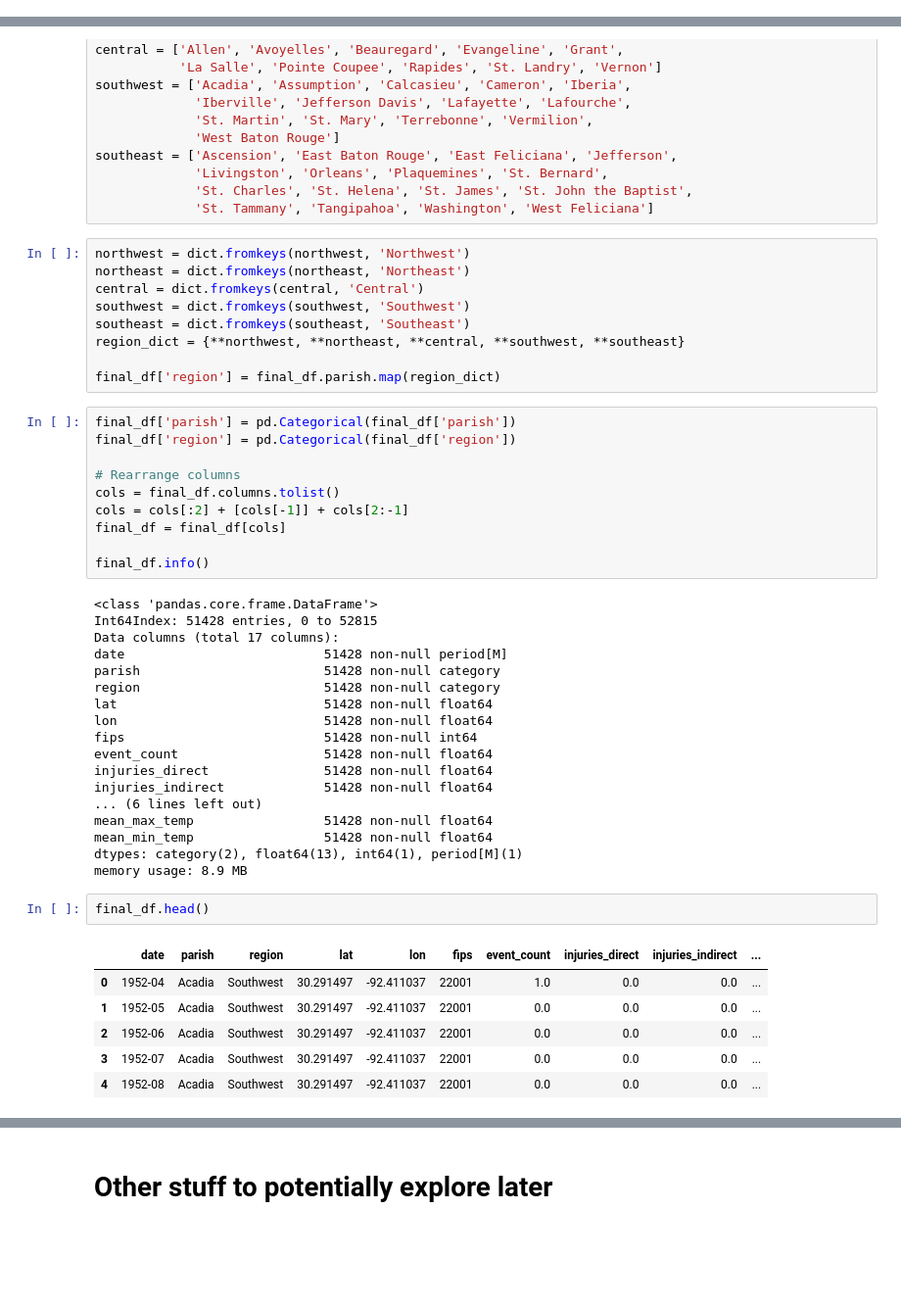
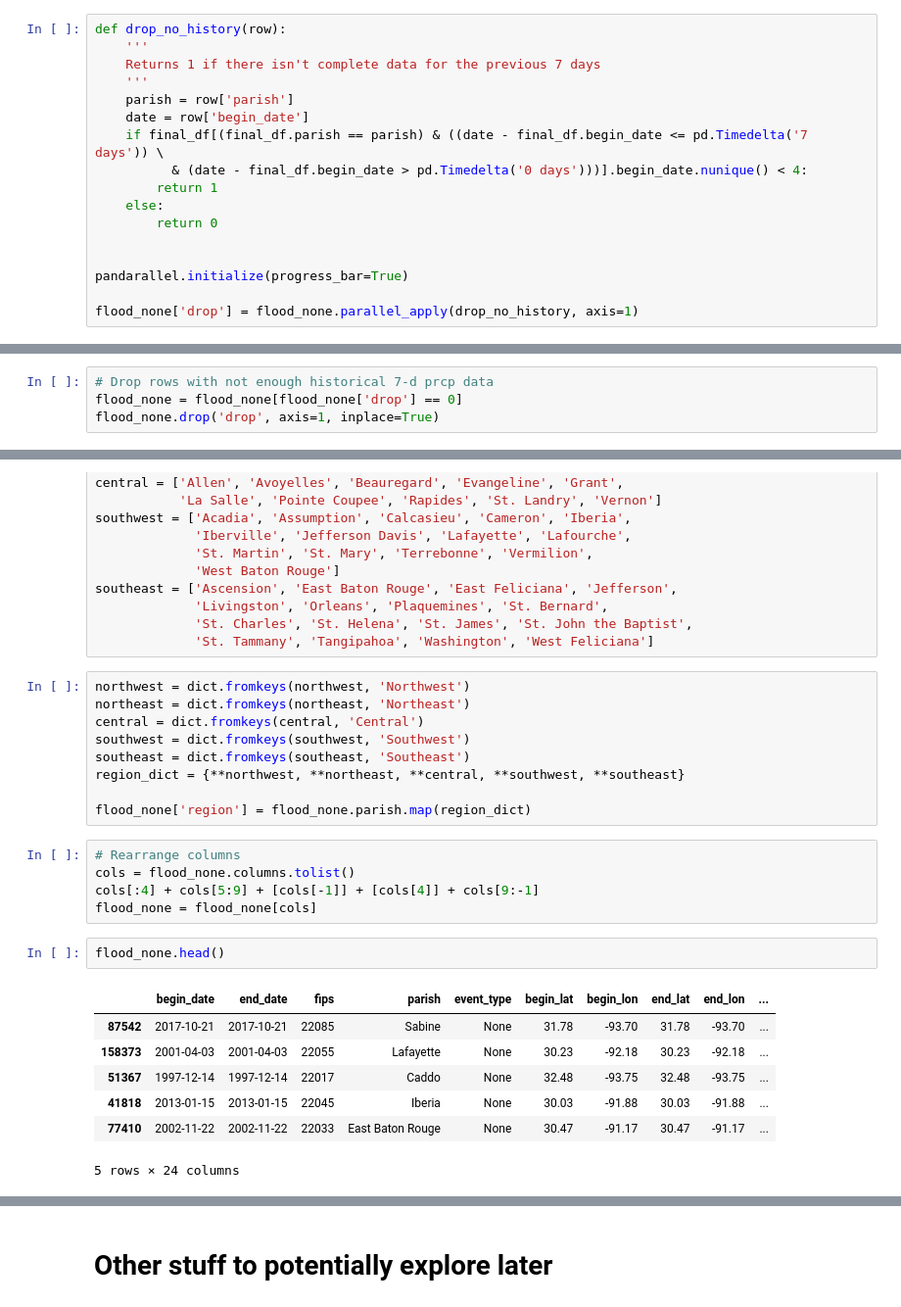
Before and after one commit to jennyrhee/flood-events, a Jupyter notebook: notebooks/data_wrangling.ipynb, the cells around one changed output, grey strips where cells are left out. Shown at 98% size. Drawn from its saved outputs; the diff is of its cells as text; blank space fills up the shorter version.

```diff
--- a/notebooks/data_wrangling.ipynb
+++ b/notebooks/data_wrangling.ipynb
@@ -1077,0 +675,17 @@ final_df.head()
+# %%
+def drop_no_history(row):
+    '''
+    Returns 1 if there isn't complete data for the previous 7 days
+    '''
+    parish = row['parish']
+    date = row['begin_date']
+    if final_df[(final_df.parish == parish) & ((date - final_df.begin_date <= pd.Timedelta('7 days')) \
+          & (date - final_df.begin_date > pd.Timedelta('0 days')))].begin_date.nunique() < 4:
+        return 1
+    else:
+        return 0
+
+
+pandarallel.initialize(progress_bar=True)
+
+flood_none['drop'] = flood_none.parallel_apply(drop_no_history, axis=1)
@@ -1078,3 +697,7 @@ final_df.head()
+# %%
+# Drop rows with not enough historical 7-d prcp data
+flood_none = flood_none[flood_none['drop'] == 0]
+flood_none.drop('drop', axis=1, inplace=True)
 # %% [markdown]
 ## Region Data
 # %%
@@ -1102,42 +725,20 @@ southwest = dict.fromkeys(southwest, 'Southwest')
 southeast = dict.fromkeys(southeast, 'Southeast')
 region_dict = {**northwest, **northeast, **central, **southwest, **southeast}
 
-final_df['region'] = final_df.parish.map(region_dict)
+flood_none['region'] = flood_none.parish.map(region_dict)
 # %%
-final_df['parish'] = pd.Categorical(final_df['parish'])
-final_df['region'] = pd.Categorical(final_df['region'])
-
 # Rearrange columns
-cols = final_df.columns.tolist()
-cols = cols[:2] + [cols[-1]] + cols[2:-1]
-final_df = final_df[cols]
-
-final_df.info()
+cols = flood_none.columns.tolist()
+cols[:4] + cols[5:9] + [cols[-1]] + [cols[4]] + cols[9:-1]
+flood_none = flood_none[cols]
-# %% [output]
-<class 'pandas.core.frame.DataFrame'>
-Int64Index: 51428 entries, 0 to 52815
-Data columns (total 17 columns):
-date                          51428 non-null period[M]
-parish                        51428 non-null category
-region                        51428 non-null category
-lat                           51428 non-null float64
-lon                           51428 non-null float64
-fips                          51428 non-null int64
-event_count                   51428 non-null float64
-injuries_direct               51428 non-null float64
-injuries_indirect             51428 non-null float64
-... (6 lines left out)
-mean_max_temp                 51428 non-null float64
-mean_min_temp                 51428 non-null float64
-dtypes: category(2), float64(13), int64(1), period[M](1)
-memory usage: 8.9 MB
 # %%
-final_df.head()
+flood_none.head()
 # %% [output]
-|  | date | parish | region | lat | lon | fips | event_count | injuries_direct | injuries_indirect | ... |
-| 0 | 1952-04 | Acadia | Southwest | 30.291497 | -92.411037 | 22001 | 1.0 | 0.0 | 0.0 | ... |
-| 1 | 1952-05 | Acadia | Southwest | 30.291497 | -92.411037 | 22001 | 0.0 | 0.0 | 0.0 | ... |
-| 2 | 1952-06 | Acadia | Southwest | 30.291497 | -92.411037 | 22001 | 0.0 | 0.0 | 0.0 | ... |
-| 3 | 1952-07 | Acadia | Southwest | 30.291497 | -92.411037 | 22001 | 0.0 | 0.0 | 0.0 | ... |
-| 4 | 1952-08 | Acadia | Southwest | 30.291497 | -92.411037 | 22001 | 0.0 | 0.0 | 0.0 | ... |
+|  | begin_date | end_date | fips | parish | event_type | begin_lat | begin_lon | end_lat | end_lon | ... |
+| 87542 | 2017-10-21 | 2017-10-21 | 22085 | Sabine | None | 31.78 | -93.70 | 31.78 | -93.70 | ... |
+| 158373 | 2001-04-03 | 2001-04-03 | 22055 | Lafayette | None | 30.23 | -92.18 | 30.23 | -92.18 | ... |
+| 51367 | 1997-12-14 | 1997-12-14 | 22017 | Caddo | None | 32.48 | -93.75 | 32.48 | -93.75 | ... |
+| 41818 | 2013-01-15 | 2013-01-15 | 22045 | Iberia | None | 30.03 | -91.88 | 30.03 | -91.88 | ... |
+| 77410 | 2002-11-22 | 2002-11-22 | 22033 | East Baton Rouge | None | 30.47 | -91.17 | 30.47 | -91.17 | ... |
+5 rows × 24 columns
 # %%
```
Also changed, not shown: parts of 89 cells of this notebook, 1 other file.
